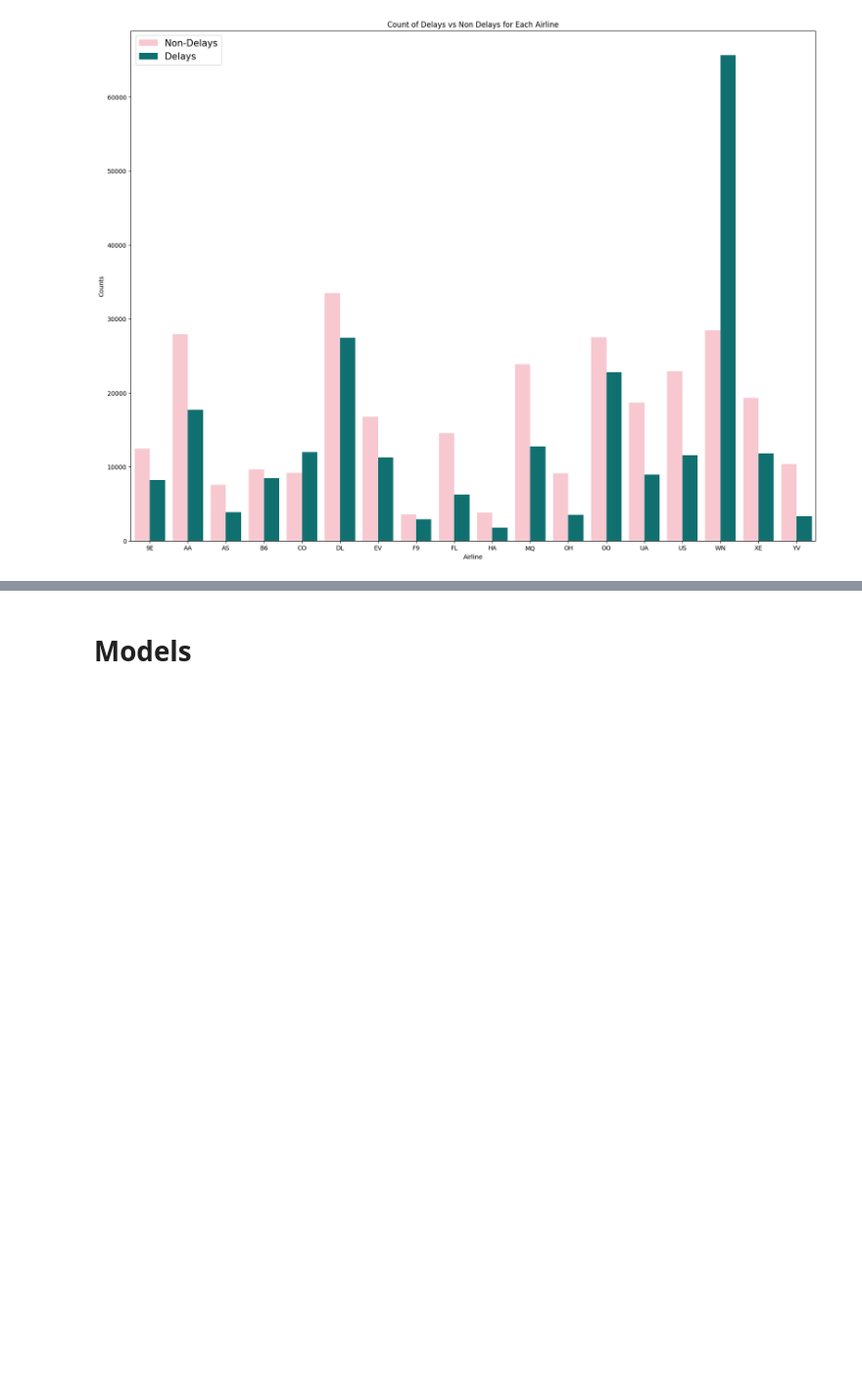
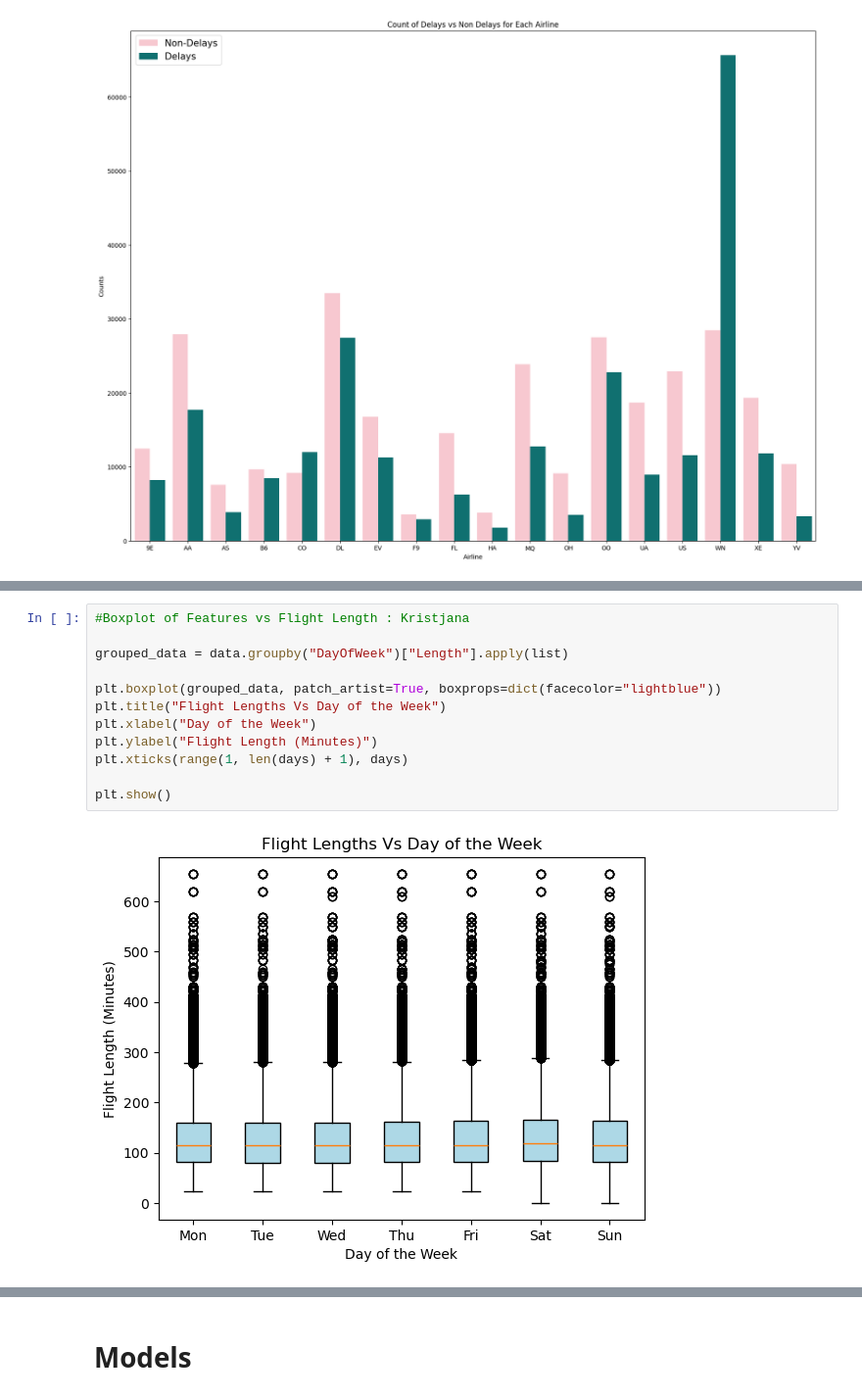
Before and after one commit to mvo1017/flight_analysis, a Jupyter notebook: term_project.ipynb, the cells around one changed output, grey strips where cells are left out. Shown: that part at 98% size. Cells and saved outputs as stored; diff of their text form; blank space fills up the shorter version.

```diff
--- a/term_project.ipynb
+++ b/term_project.ipynb
@@ -84,0 +207,14 @@ plt.show()
+# %%
+#Boxplot of Features vs Flight Length : Kristjana
+
+grouped_data = data.groupby("DayOfWeek")["Length"].apply(list)
+
+plt.boxplot(grouped_data, patch_artist=True, boxprops=dict(facecolor="lightblue"))
+plt.title("Flight Lengths Vs Day of the Week")
+plt.xlabel("Day of the Week")
+plt.ylabel("Flight Length (Minutes)")
+plt.xticks(range(1, len(days) + 1), days)
+
+plt.show()
+# %% [output]
+[figure, added]
```
Also changed, not shown: parts of 17 cells of this notebook.
